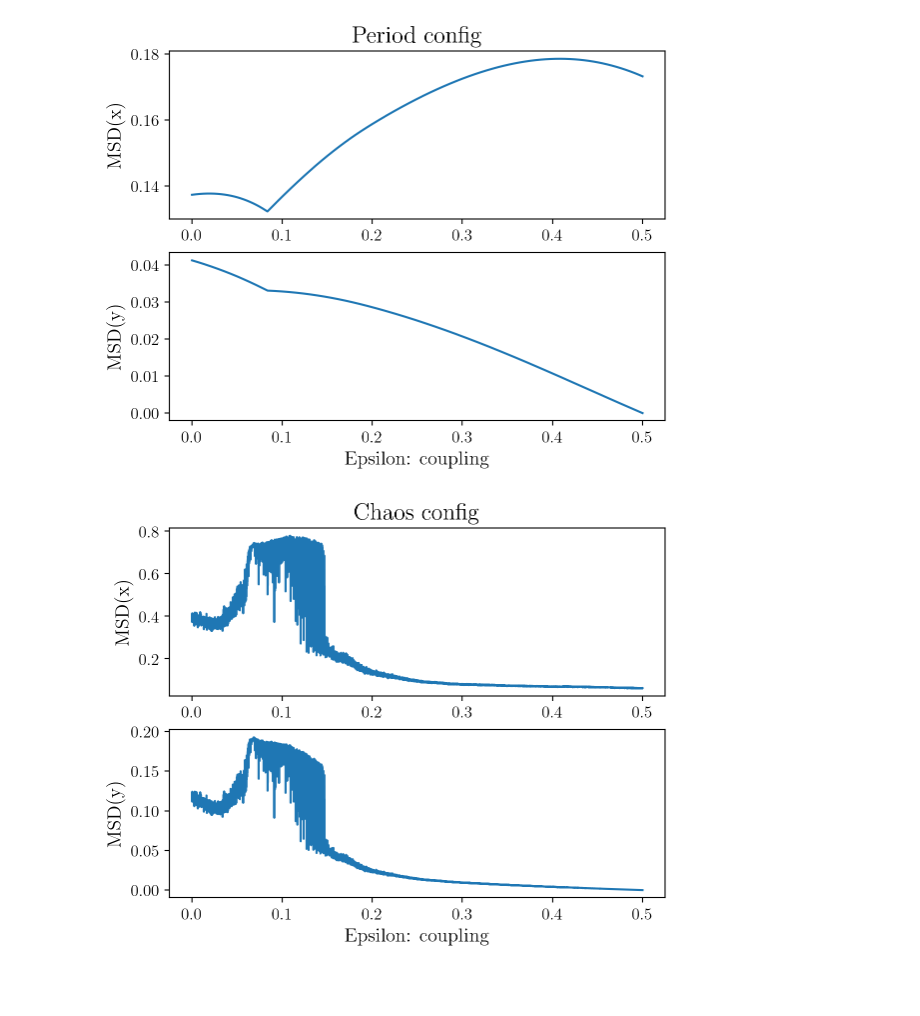
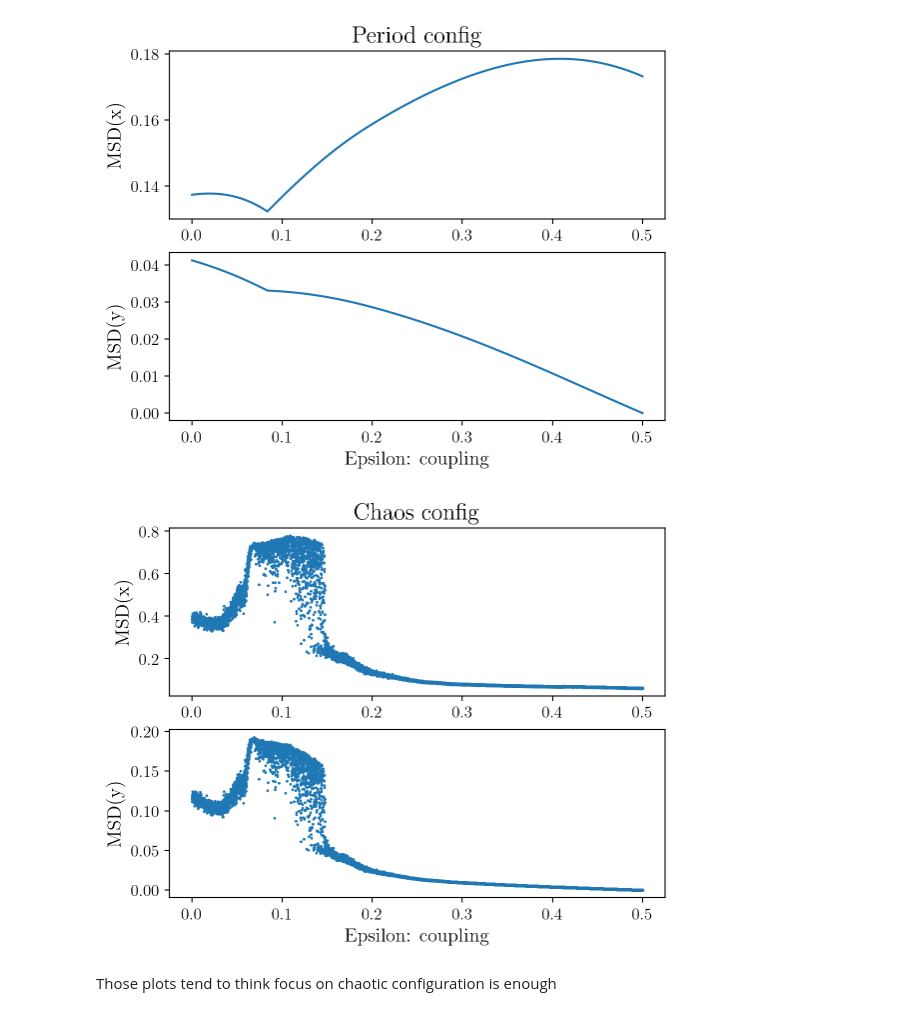
Before and after one commit to ENSLProjects/Numerical_Project, a Jupyter notebook: TwoBodyResults.ipynb, the cells around one changed output. Saved outputs shown, nothing was run; the diff lists cells and outputs as text; code cells hidden in the pictures; blank space fills up the shorter version.

```diff
--- a/TwoBodyResults.ipynb
+++ b/TwoBodyResults.ipynb
@@ -176,12 +181,14 @@ plt.show()
 [figure]
 # %%
 fig, ax = plt.subplots(2,1)
-ax[0].plot(Epsilon,msd_chaos_x)
+ax[0].scatter(Epsilon,msd_chaos_x, s=1)
 ax[1].set_xlabel("Epsilon: coupling")
 ax[0].set_ylabel("MSD(x)")
 ax[0].set_title("Chaos config")
-ax[1].plot(Epsilon,msd_chaos_y)
+ax[1].scatter(Epsilon,msd_chaos_y, s=1)
 ax[1].set_ylabel("MSD(y)")
 plt.show()
 # %% [output]
-[figure, old version]
+[figure, new version]
+# %% [markdown]
+Those plots tend to think focus on chaotic configuration is enough
```
Also changed, not shown: parts of 7 cells of this notebook, 1 other file.
